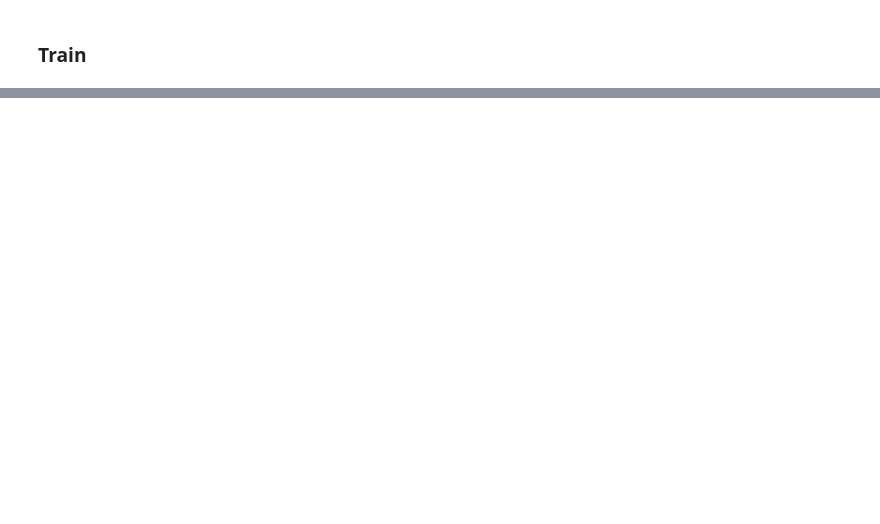
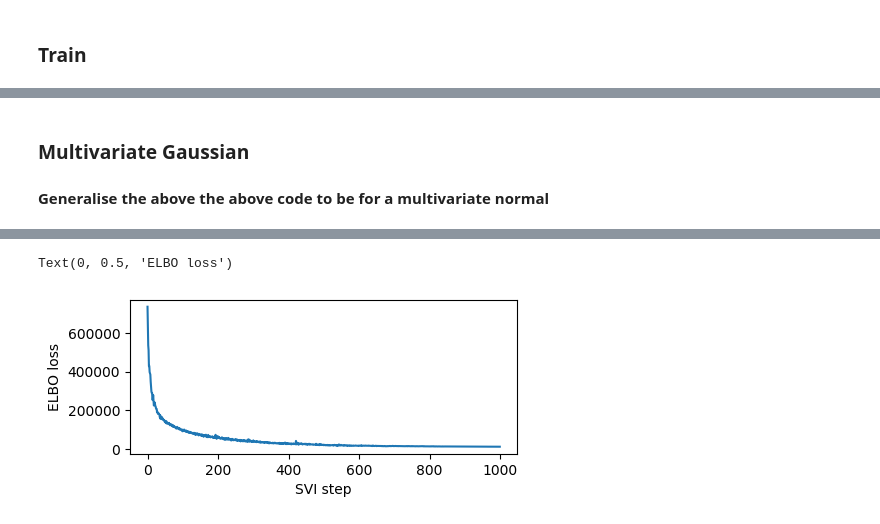
Before and after one commit to kmana1995/BayesianModeling, a Jupyter notebook: ProjectCode.ipynb, the cells around one changed output, grey strips where cells are left out. Drawn from its saved outputs; the diff is of its cells as text; code cells hidden in the pictures; blank space fills up the shorter version.

Commit message:
Added multivariate Gaussian with SVI. Location working pretty well, scale seems innaccurate

```diff
--- a/ProjectCode.ipynb
+++ b/ProjectCode.ipynb
@@ -118,0 +111,3 @@ std_b 0.45059386
+# %% [markdown]
+### Multivariate Gaussian
+#### Generalise the above the above code to be for a multivariate normal
@@ -118,0 +130,46 @@ std_b 0.45059386
+# %%
+# define the model:
+
+def model(loc_mean_prior_params, loc_scale_prior_params, data):
+    loc = pyro.sample("loc", dist.MultivariateNormal(loc_mean_prior_params, loc_scale_prior_params))
+    # for now leave the scale as the identity - can change it to Wishart in the future
+    scale = pyro.param("scale", torch.eye(5, 5))
+    with pyro.plate("data", 1000):
+        return pyro.sample("obs", dist.MultivariateNormal(loc, scale), obs=data)
+# %%
+def parametrised_guide(loc_mean_prior_params, loc_scale_prior_params, data):
+
+    mu_mu = pyro.param("mu_mu", torch.tensor(loc_mean_prior_params))
+
+    mu_std = pyro.param(
+        "mu_std", torch.tensor(loc_scale_prior_params) , constraint=constraints.positive_definite
+    )
+
+    loc = pyro.sample("loc", dist.MultivariateNormal(mu_mu, mu_std))
+    scale = pyro.param("scale", torch.eye(5, 5))
+    return pyro.sample("data_dist", dist.MultivariateNormal(loc, scale))
+# %%
+%%time
+pyro.clear_param_store()
+
+data, mu_vector, sigma_mat = multivar_random(5, [0, 10], [1, 1], 1000)
+
+# These should be reset each training loop.
+svi = pyro.infer.SVI(
+    model=model,
+    guide=parametrised_guide,
+    optim=pyro.optim.Adam({"lr": 0.1}),
+    loss=pyro.infer.Trace_ELBO())
+
+losses = []
+for step in range(1000 if not smoke_test else 2):  # Consider running for more steps.
+    loss = svi.step(torch.zeros(5), torch.eye(5, 5), data)
+    losses.append(loss)
+    if step % 100 == 0:
+        logging.info("Elbo loss: {}".format(loss))
+
+plt.figure(figsize=(5, 2))
+plt.plot(losses)
+plt.xlabel("SVI step")
+plt.ylabel("ELBO loss");
+# %% [output]
@@ -118,0 +187,2 @@ std_b 0.45059386
+Text(0, 0.5, 'ELBO loss')
+[figure, added]
```
Also changed, not shown: parts of 8 cells of this notebook.
